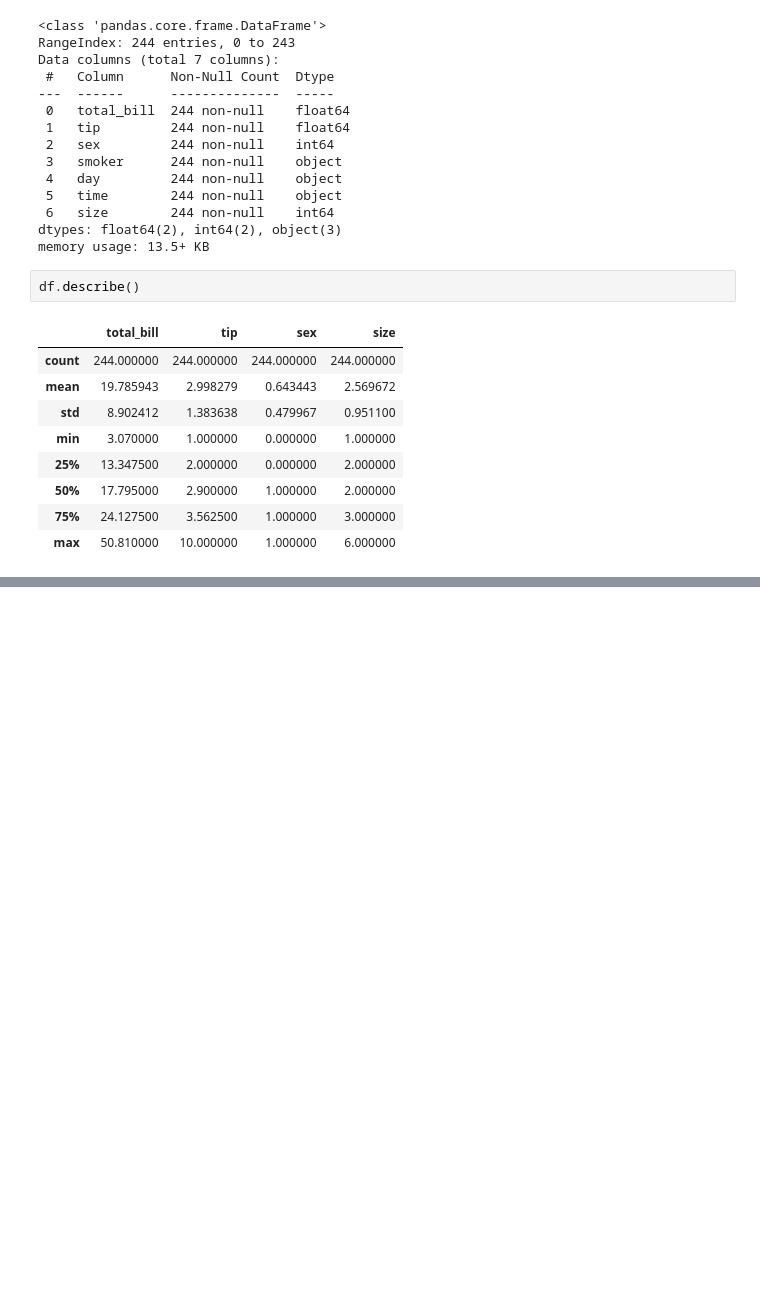
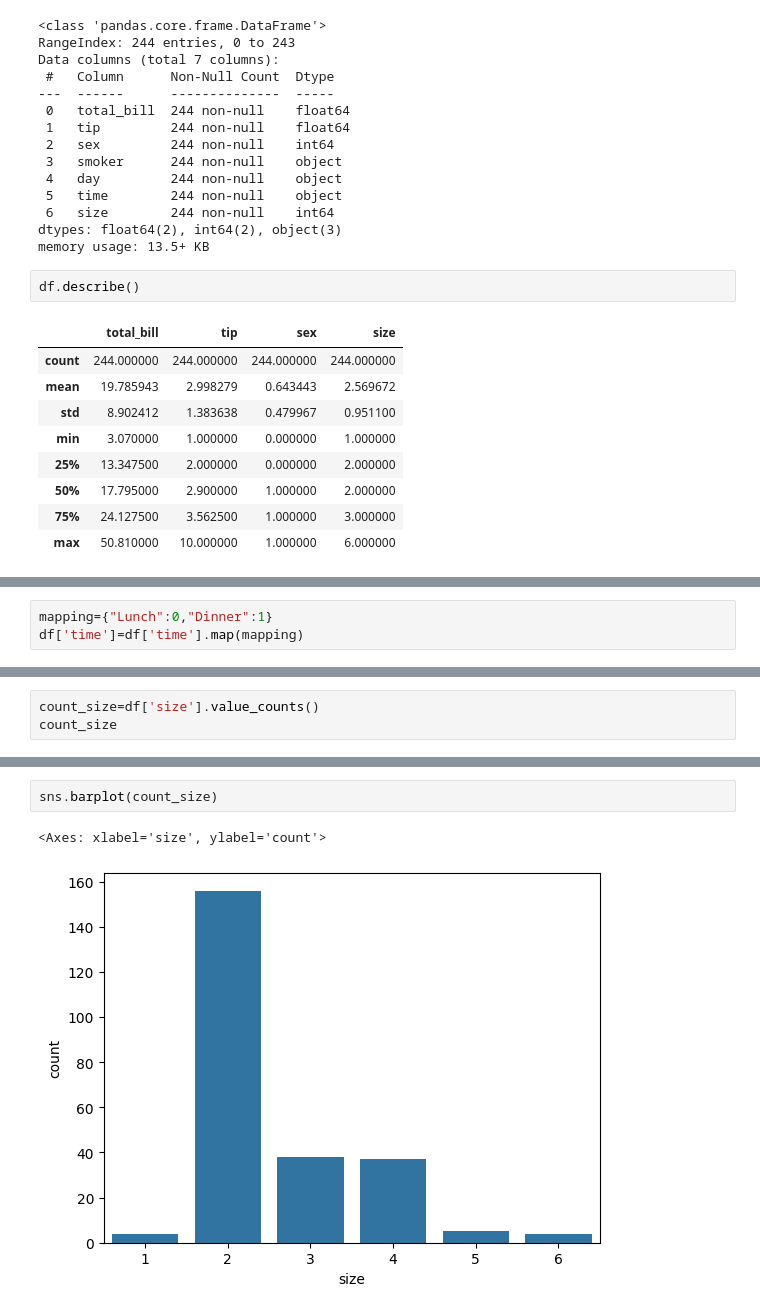
Before and after one commit to rajibart/Data-analysis, a Jupyter notebook: Restroo_Tip_Analysis.ipynb, the cells around one changed output, grey strips where cells are left out. Drawn from its saved outputs; the diff is of its cells as text; blank space fills up the shorter version.

```diff
--- a/Restroo_Tip_Analysis.ipynb
+++ b/Restroo_Tip_Analysis.ipynb
@@ -255,0 +365,3 @@ df.describe()
+# %%
+mapping={"Lunch":0,"Dinner":1}
+df['time']=df['time'].map(mapping)
@@ -255,0 +410,3 @@ df.describe()
+# %%
+count_size=df['size'].value_counts()
+count_size
@@ -255,0 +423,5 @@ df.describe()
+# %%
+sns.barplot(count_size)
+# %% [output]
+<Axes: xlabel='size', ylabel='count'>
+[figure, added]
```
Also changed, not shown: parts of 26 cells of this notebook.
